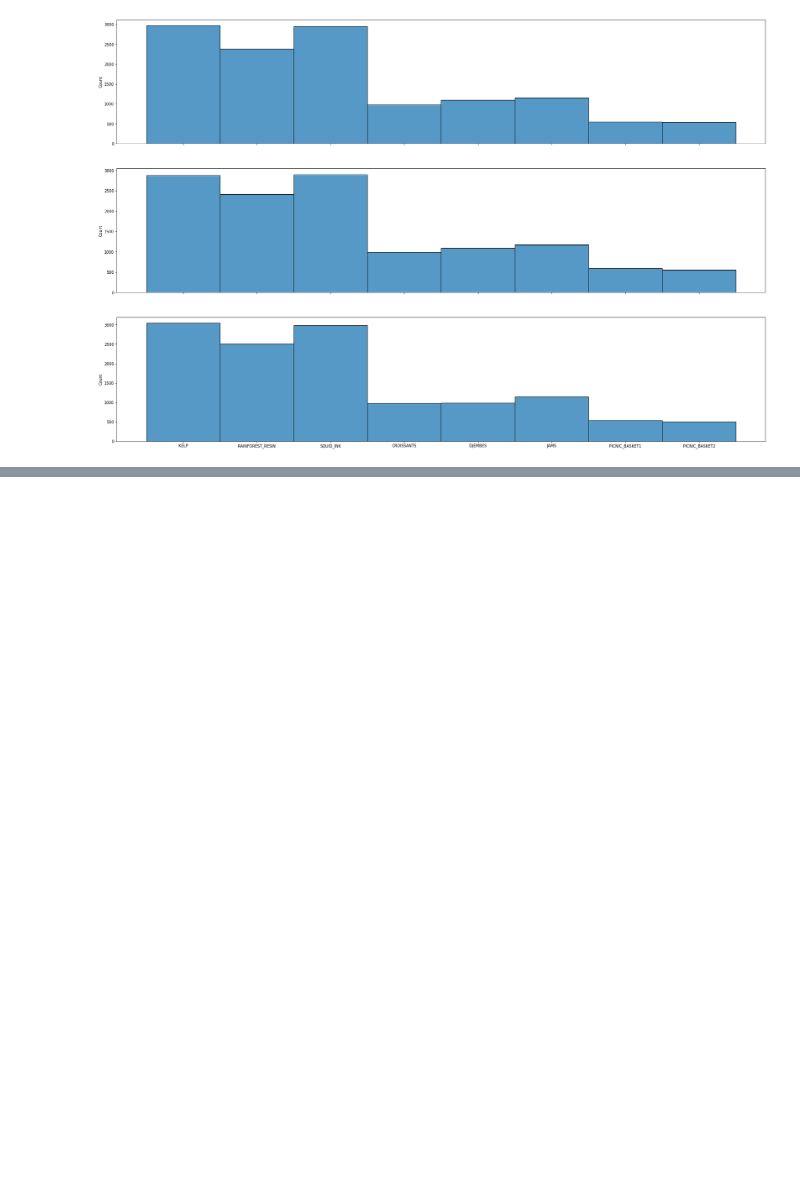
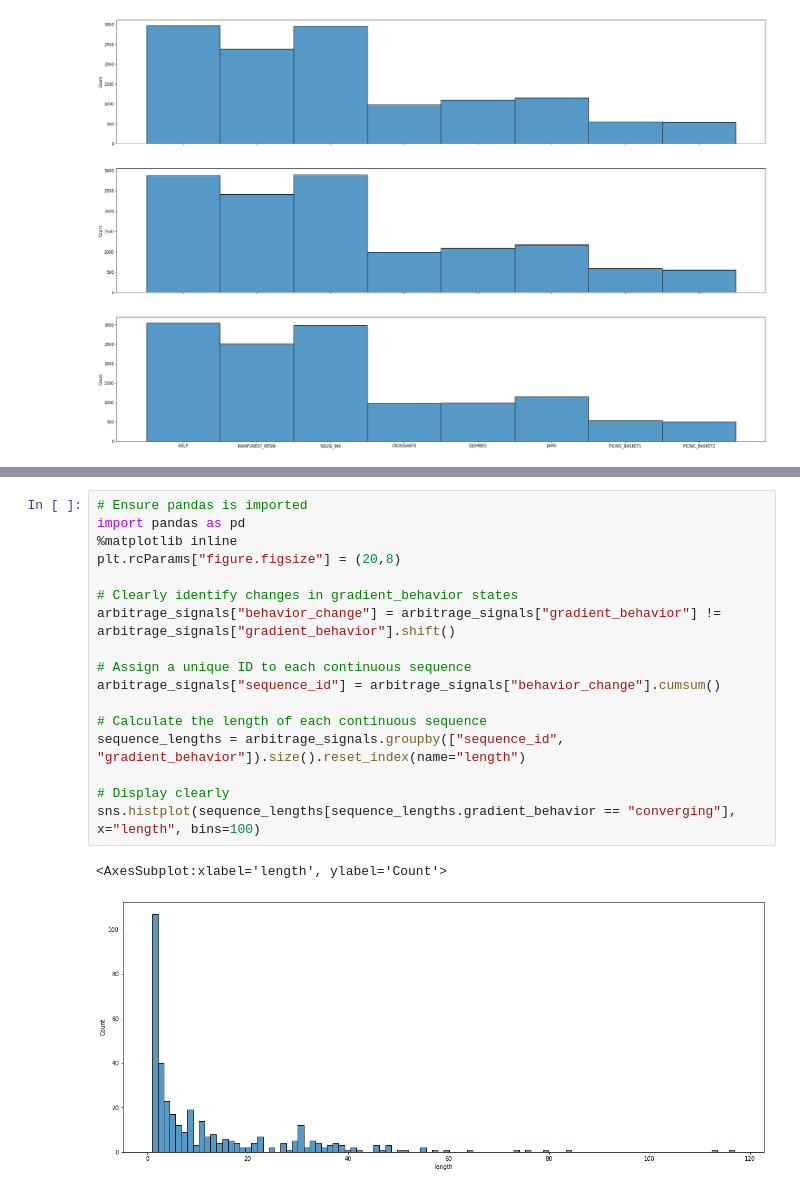
Before and after one commit to AnKhanhKiki/IMC-Trading, a Jupyter notebook: notebooks/round2_sai.ipynb, the cells around one changed output, grey strips where cells are left out. Cells and saved outputs as stored; diff of their text form; blank space fills up the shorter version.

```diff
--- a/notebooks/round2_sai.ipynb
+++ b/notebooks/round2_sai.ipynb
@@ -234,0 +452,20 @@ sns.histplot(tdf2["symbol"].values, ax=ax3)
+# %%
+# Ensure pandas is imported
+import pandas as pd
+%matplotlib inline
+plt.rcParams["figure.figsize"] = (20,8)
+
+# Clearly identify changes in gradient_behavior states
+arbitrage_signals["behavior_change"] = arbitrage_signals["gradient_behavior"] != arbitrage_signals["gradient_behavior"].shift()
+
+# Assign a unique ID to each continuous sequence
+arbitrage_signals["sequence_id"] = arbitrage_signals["behavior_change"].cumsum()
+
+# Calculate the length of each continuous sequence
+sequence_lengths = arbitrage_signals.groupby(["sequence_id", "gradient_behavior"]).size().reset_index(name="length")
+
+# Display clearly
+sns.histplot(sequence_lengths[sequence_lengths.gradient_behavior == "converging"], x="length", bins=100)
+# %% [output]
+<AxesSubplot:xlabel='length', ylabel='Count'>
+[figure, added]
```
Also changed, not shown: parts of 9 cells of this notebook, 1 other file.
